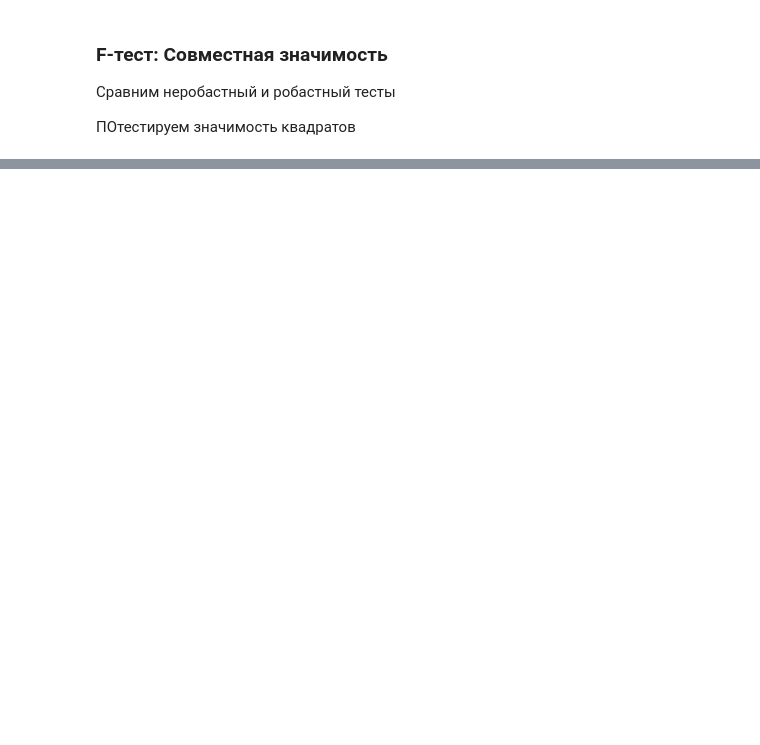
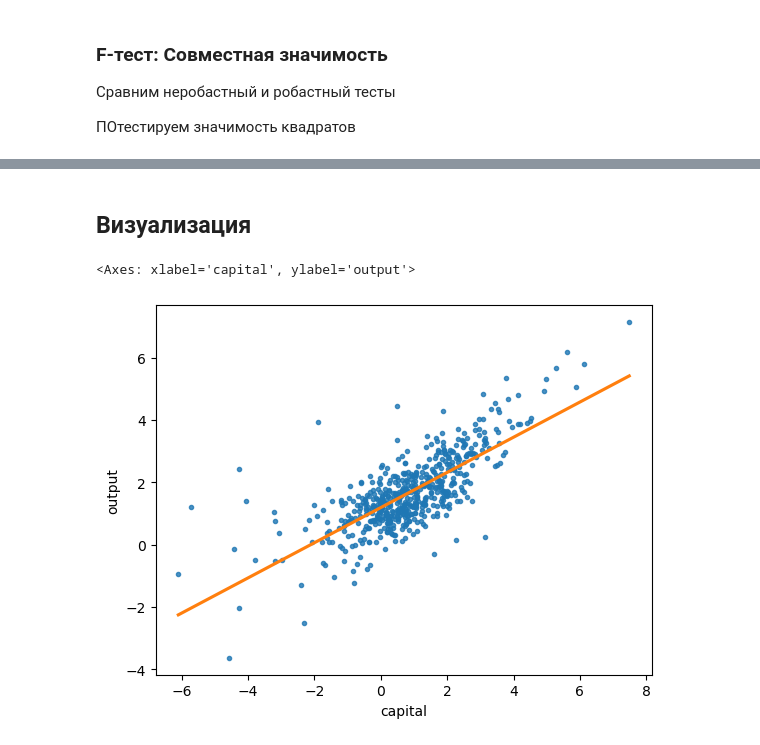
Before and after one commit to artamonoff/econometrica-spring23, a Jupyter notebook: python-notebooks/List11/hetero_tests.ipynb, the cells around one changed output, grey strips where cells are left out. Saved outputs shown, nothing was run; the diff lists cells and outputs as text; code cells hidden in the pictures; blank space fills up the shorter version.

```diff
--- a/python-notebooks/List11/hetero_tests.ipynb
+++ b/python-notebooks/List11/hetero_tests.ipynb
@@ -113,0 +117,7 @@ mod_hc.f_test('I(np.log(capital) ** 2)=I(np.log(labour) ** 2)=I(np.log(wage) **
+# %% [markdown]
+## Визуализация
+# %%
+sns.regplot(x=np.log(Labour_df['capital']), y=np.log(Labour_df['output']), ci=False, marker='.', line_kws={'color':'C1'})
+# %% [output]
+<Axes: xlabel='capital', ylabel='output'>
+[figure, added]
```
Also changed, not shown: parts of 6 cells of this notebook, 1 other file.
